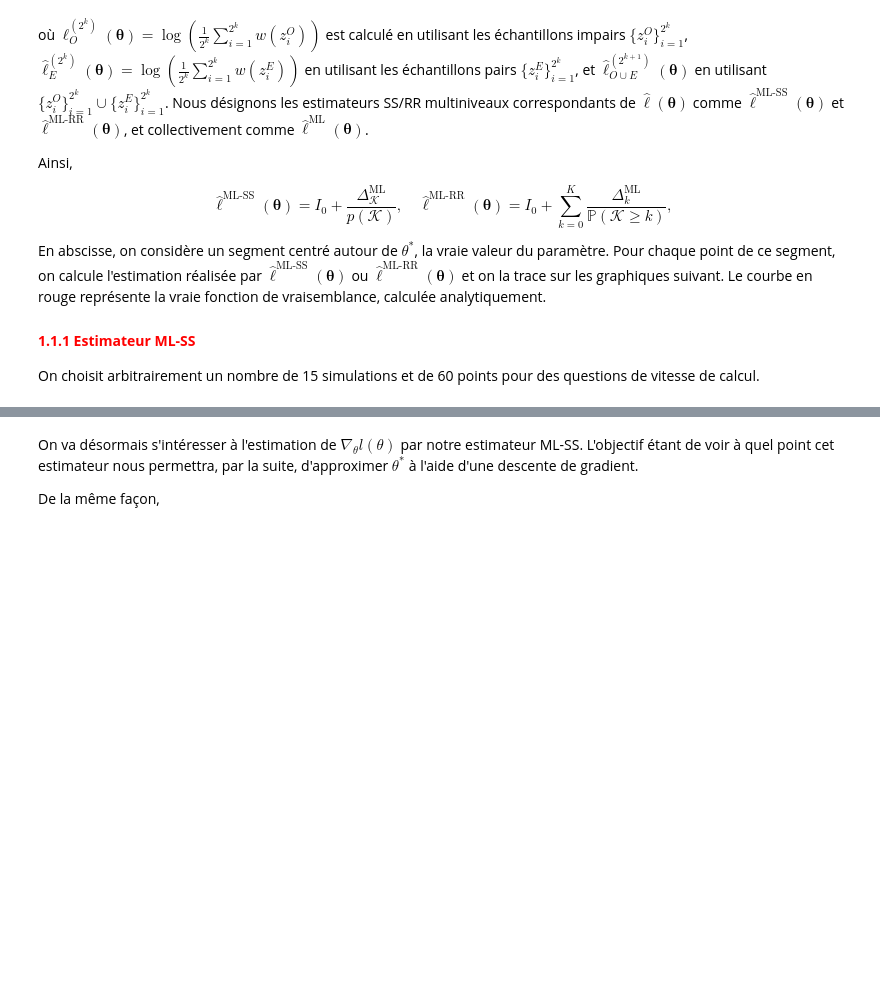
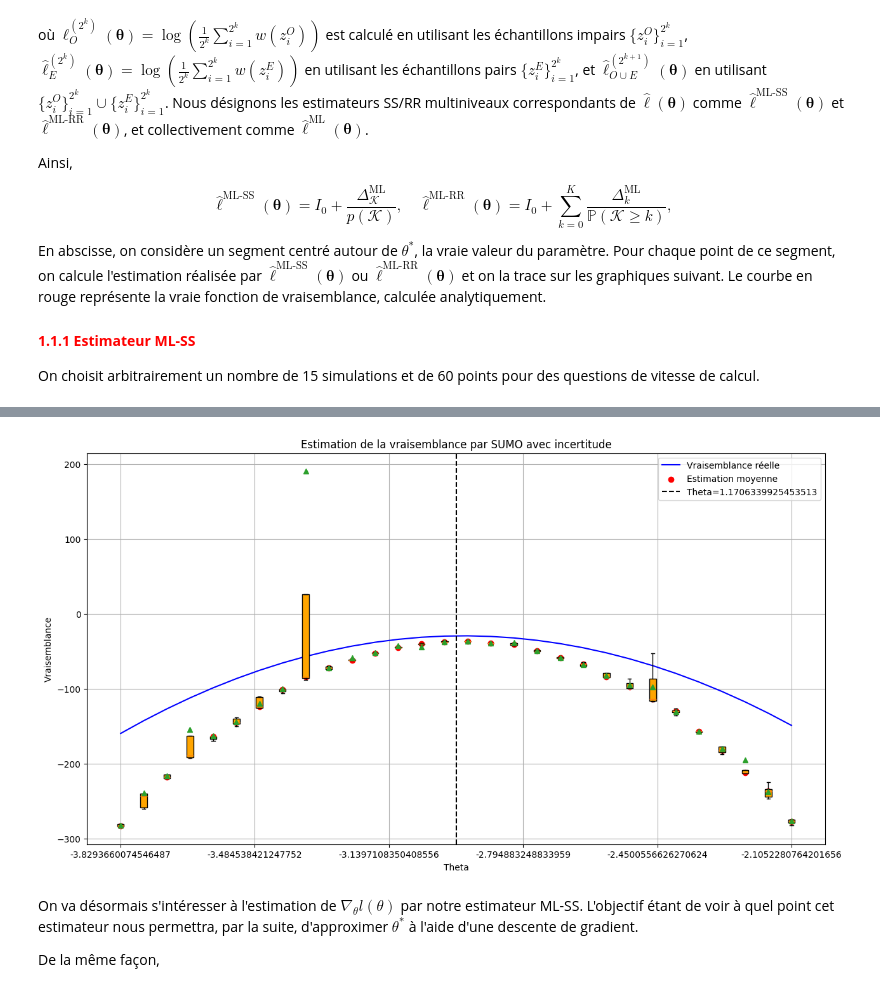
Before and after one commit to NailKhelifa/MLMC_Unibaised_Gradient_Estimation_for_Deep_LVM, a Jupyter notebook: Test_code.ipynb, the cells around one changed output, grey strips where cells are left out. Saved outputs shown, nothing was run; the diff lists cells and outputs as text; code cells hidden in the pictures; blank space fills up the shorter version.

```diff
--- a/Test_code.ipynb
+++ b/Test_code.ipynb
@@ -217,3 +220,56 @@ Code.plot_errors_likelihood(r, theta_true, x, noised_A, noised_b, n_simulations,
+# %%
+import numpy as np
+import matplotlib.pyplot as plt
+
+# Définition des valeurs initiales
+theta_min = theta_true - 5
+theta_max = theta_true + 5
+num_points = 30
+theta_values = np.linspace(theta_min, theta_max, num_points)
+n_runs = 5  # Nombre de lancements du programme
+true_likelihood_values = [Code.true_likelihood(x, theta) for theta in theta_values]
+
+estimated_likelihood = []
+
+# Calcul des vraisemblances estimées et stockage des résultats pour chaque exécution
+progress_bar = tqdm(total=len(theta_values), desc='Progression', position=0)
+for theta in theta_values:
+    likelihoods = []
+    for _ in range(n_runs):
+        likelihoods.append(Code.log_likelihood_SUMO(r, theta, x, noised_A, noised_b, n_simulations))
+    estimated_likelihood.append(likelihoods)
+    time.sleep(0.01)
+    progress_bar.update(1)
+progress_bar.close()
+
+# Création de la figure
+plt.figure(figsize=(15, 8))
+
+# Tracé de la vraisemblance réelle
+plt.plot(theta_values, true_likelihood_values, color='blue', label='Vraisemblance réelle')
+
+# Tracé de la vraisemblance estimée
+plt.scatter(theta_values, [np.median(x) for x in estimated_likelihood], color='red', label='Estimation moyenne')
+
+# Ajout des boxplots
+plt.boxplot(estimated_likelihood, positions=theta_values, widths=0.1, showfliers=False, patch_artist=True, notch=False, showmeans=True, boxprops=dict(facecolor='orange'))
+
+# Ligne verticale pour la valeur de theta vrai
+plt.axvline(x=theta_true, color='black', linestyle='--', label=f'Theta={theta_true}')
+
+# Mise en forme de la figure
+plt.title('Estimation de la vraisemblance par SUMO avec incertitude')
+plt.xlabel('Theta')
+plt.ylabel('Vraisemblance')
+plt.legend()
+plt.grid(True)
+plt.xticks(np.arange(min(theta_values), max(theta_values)+1, 2))
+
+
+# Affichage de la figure
+plt.show()
+# %% [output]
+[figure, added]
 # %% [markdown]
 On va désormais s'intéresser à l'estimation de $\nabla_{\theta} l(\theta)$ par notre estimateur ML-SS. L'objectif étant de voir à quel point cet estimateur nous permettra, par la suite, d'approximer $\theta^*$ à l'aide d'une descente de gradient.
 
```
Also changed, not shown: parts of 21 cells of this notebook, 1 other file.
